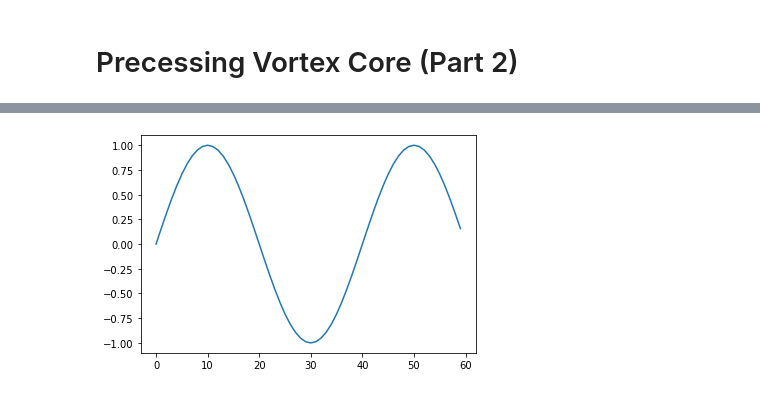
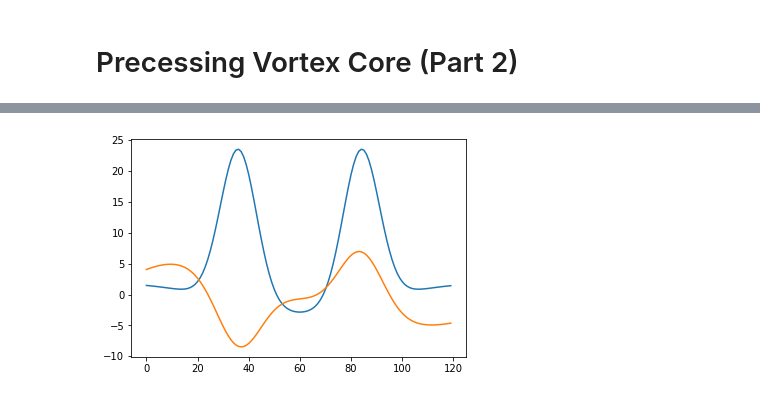
Before and after one commit to chuckedfromspace/pythonize, a Jupyter notebook: pythonize/fluids/pvc_p2.ipynb, the cells around one changed output, grey strips where cells are left out. Drawn from its saved outputs; the diff is of its cells as text; code cells hidden in the pictures.

```diff
--- a/pythonize/fluids/pvc_p2.ipynb
+++ b/pythonize/fluids/pvc_p2.ipynb
@@ -6,4 +2,0 @@ import matplotlib.pyplot as plt
-# %%
-a = np.ones((60, 120))
-plt.imshow(a)
-plt.show()
@@ -12,6 +2,0 @@ plt.show()
-# %%
-test = np.sin(2*np.pi*25*np.arange(60)/1000)
-plt.plot(test)
-plt.show()
-# %% [output]
-[figure, removed]
@@ -17,0 +86,16 @@ plt.show()
+# %%
+def gaussian(x, x0, sigma, a):
+    return a*np.exp(-((x-x0)/sigma)**2)
+
+def vy_profile(x, x1, x2, sigma1, sigma2, a, b):
+    return gaussian(x, x1, sigma1, a) + gaussian(x, x2, sigma1, a) + gaussian(x, 60, sigma2, b)
+
+def vx_profile(x, x1, x2, sigma1, a):
+    return gaussian(x, x1, sigma1, -a) + gaussian(x, x2, sigma1, a) + gaussian(x, x1-25, sigma1*2, a*0.5) + gaussian(x, x2+25, sigma1*3, -a*0.5)
+
+x = np.arange(120)
+plt.plot(vy_profile(x, 36, 84, 10, 40, 25, -5)+2)
+plt.plot(vx_profile(x, 36, 84, 12, 10))
+plt.show()
+# %% [output]
+[figure, added]
```
Also changed, not shown: parts of 7 cells of this notebook, 1 other file.
